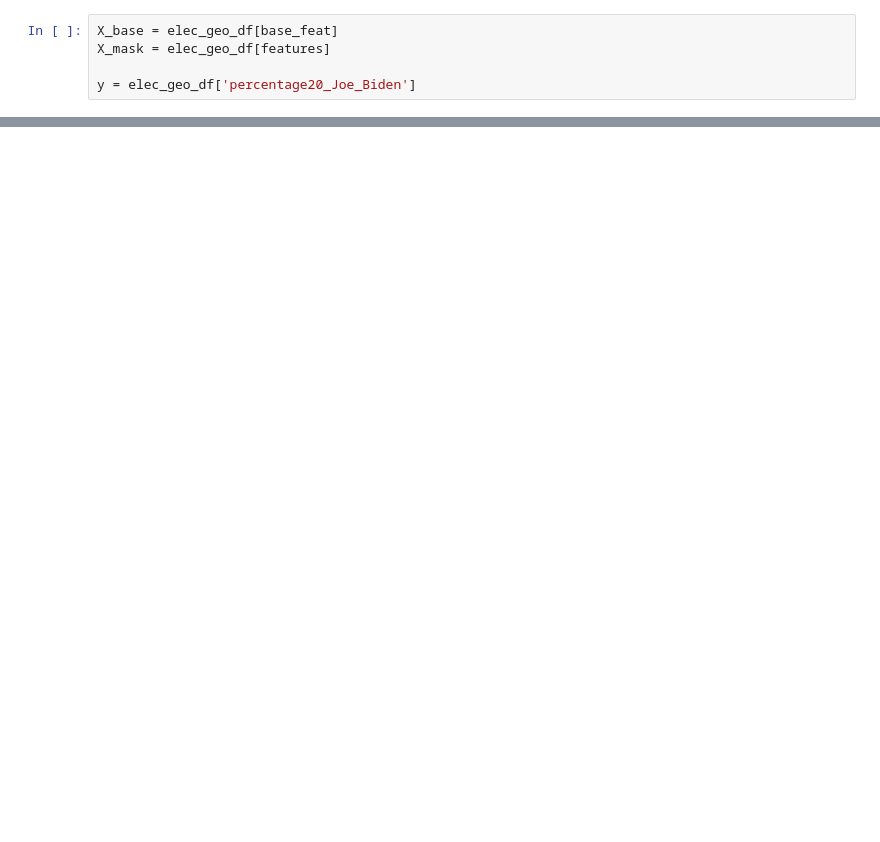
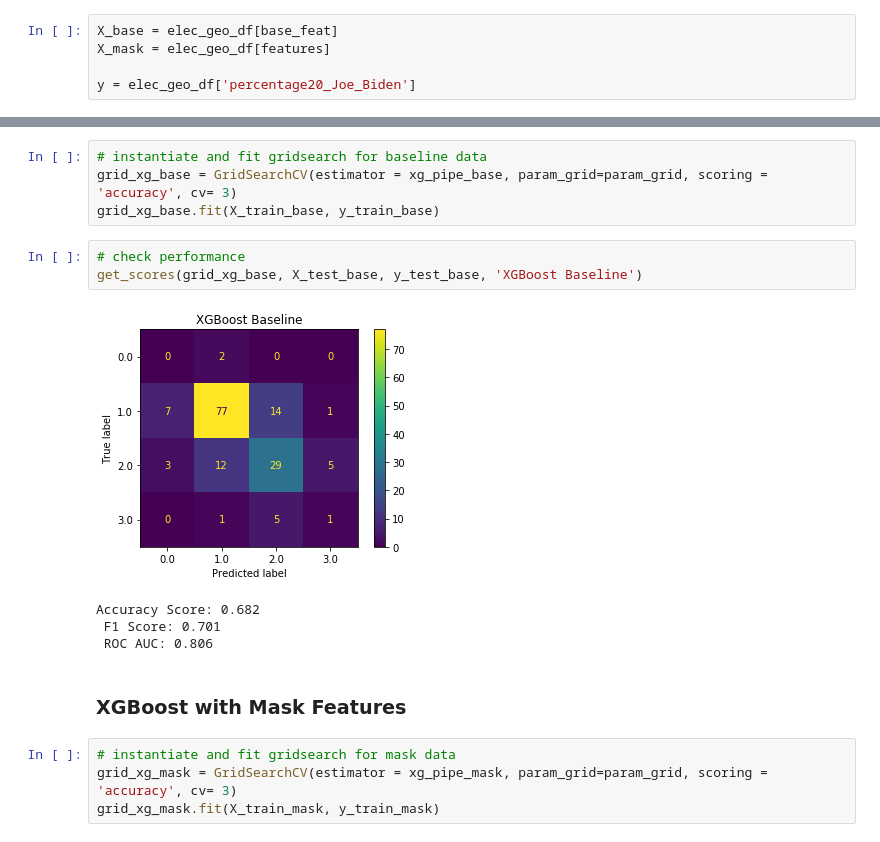
Before and after one commit to datascisteven/The-Masked-Politic, a Jupyter notebook: the_masked_politican.ipynb, the cells around one changed output, grey strips where cells are left out. Cells and saved outputs as stored; diff of their text form; blank space fills up the shorter version.

```diff
--- a/the_masked_politican.ipynb
+++ b/the_masked_politican.ipynb
@@ -335,0 +317,18 @@ get_scores(lr_pipe_mask, X_test_mask, y_test_mask)
+# %%
+# instantiate and fit gridsearch for baseline data
+grid_xg_base = GridSearchCV(estimator = xg_pipe_base, param_grid=param_grid, scoring = 'accuracy', cv= 3)
+grid_xg_base.fit(X_train_base, y_train_base)
+# %%
+# check performance
+get_scores(grid_xg_base, X_test_base, y_test_base, 'XGBoost Baseline')
+# %% [output]
+[figure, added]
+Accuracy Score: 0.682
+ F1 Score: 0.701
+ ROC AUC: 0.806
+# %% [markdown]
+### XGBoost with Mask Features
+# %%
+# instantiate and fit gridsearch for mask data
+grid_xg_mask = GridSearchCV(estimator = xg_pipe_mask, param_grid=param_grid, scoring = 'accuracy', cv= 3)
+grid_xg_mask.fit(X_train_mask, y_train_mask)
```
Also changed, not shown: parts of 51 cells of this notebook.
